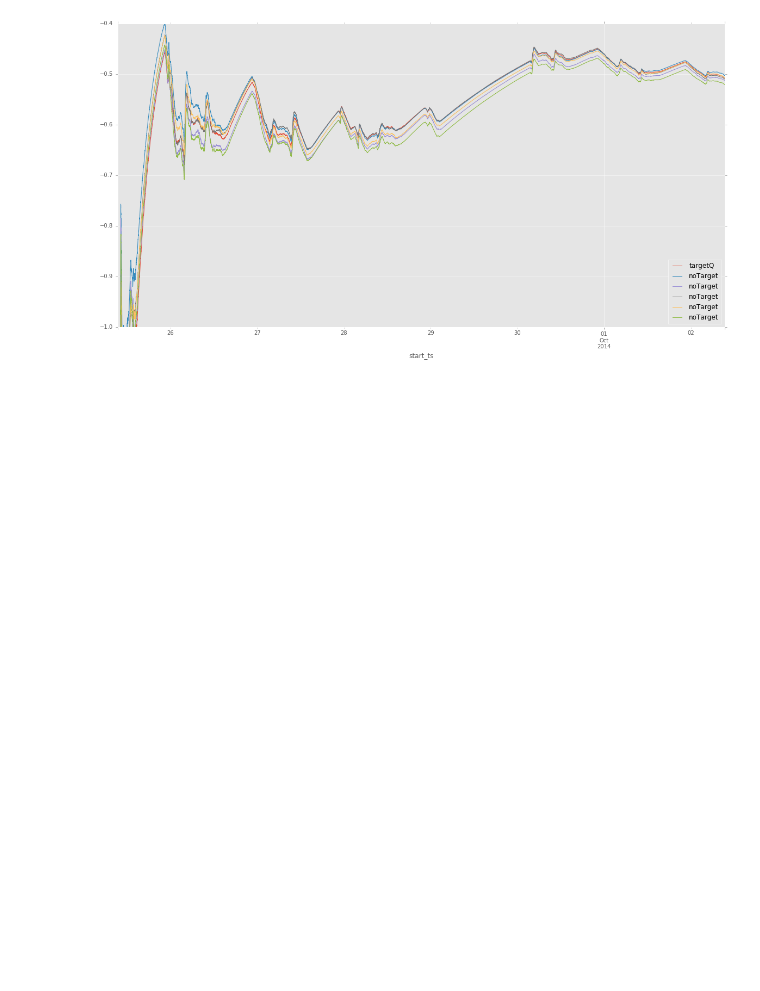
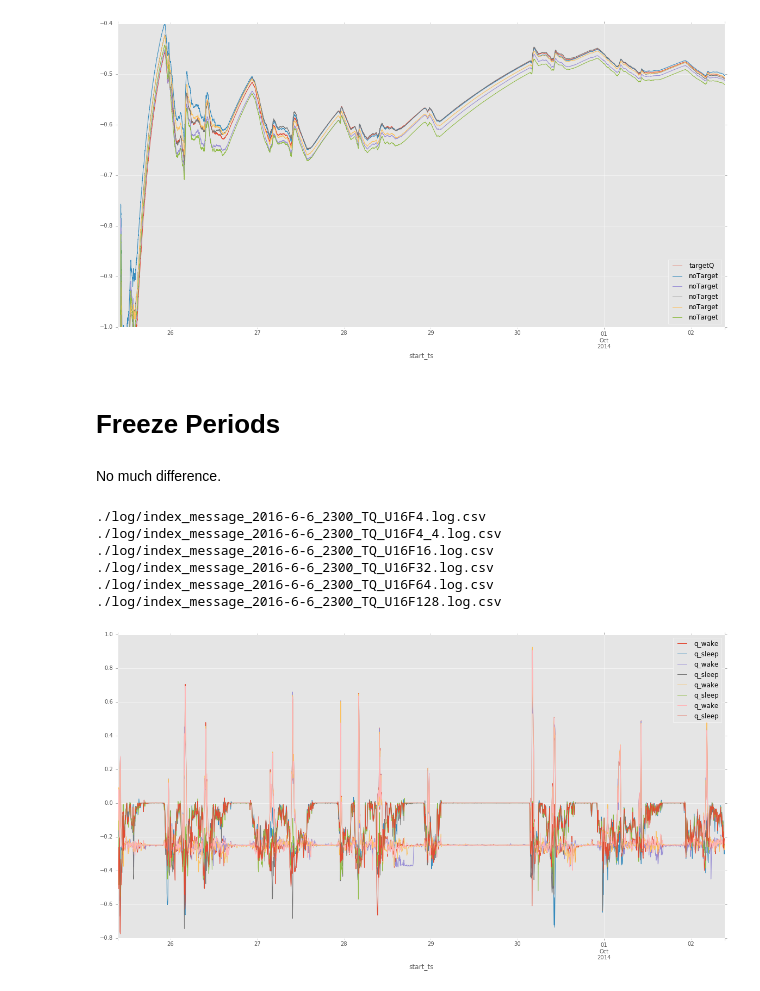
Before and after one commit to zaxliu/dqn4wirelesscontrol, a Jupyter notebook: sleep_control/experiments/viz_targetQ.ipynb, the cells around one changed output. Drawn from its saved outputs; the diff is of its cells as text; code cells hidden in the pictures; blank space fills up the shorter version.

Commit message:
sleep control closing up

```diff
--- a/sleep_control/experiments/viz_targetQ.ipynb
+++ b/sleep_control/experiments/viz_targetQ.ipynb
@@ -72,3 +72,59 @@ for i, df in enumerate(df_list):
            )
 # %% [output]
 [figure]
+# %% [markdown]
+# Freeze Periods
+# %% [markdown]
+No much difference.
+# %%
+file_list = ['./log/index_'+file+'.csv' for file in [
+#     "message_2016-6-6_2300_TQ_U4F1.log",
+#     "message_2016-6-6_2300_TQ_U4F2.log",
+#     "message_2016-6-6_2300_TQ_U4F4.log",
+#     "message_2016-6-6_2300_TQ_U4F8.log",
+#     "message_2016-6-6_2300_TQ_U4F16.log",
+#     "message_2016-6-6_2300_TQ_U16F1.log",
+#     "message_2016-6-6_2300_TQ_U16F2.log",
+    "message_2016-6-6_2300_TQ_U16F4.log",
+    "message_2016-6-6_2300_TQ_U16F4_4.log",
+#     "message_2016-6-6_2300_TQ_U16F8.log",
+    "message_2016-6-6_2300_TQ_U16F16.log",
+    "message_2016-6-6_2300_TQ_U16F32.log",
+    "message_2016-6-6_2300_TQ_U16F64.log",
+    "message_2016-6-6_2300_TQ_U16F128.log",
+]]
+df_list = [pd.read_csv(f, delimiter=';', index_col=0) for f in file_list]
+for i, df in enumerate(df_list):
+    df.loc[:, 'start_ts'] = df['start_ts'].apply(lambda x: pd.to_datetime(x))
+    df.set_index('start_ts', inplace=True)
+    df['total_reward'] = df['tr_reward'] - df['op_cost']
+    print file_list[i]
+# %% [output]
+./log/index_message_2016-6-6_2300_TQ_U16F4.log.csv
+./log/index_message_2016-6-6_2300_TQ_U16F4_4.log.csv
+./log/index_message_2016-6-6_2300_TQ_U16F16.log.csv
+./log/index_message_2016-6-6_2300_TQ_U16F32.log.csv
+./log/index_message_2016-6-6_2300_TQ_U16F64.log.csv
+./log/index_message_2016-6-6_2300_TQ_U16F128.log.csv
+# %%
+ts_name = file_list
+styles = ['-']*8
+start = pd.to_datetime("2014-09-29 12:00:00")
+end = pd.to_datetime("2014-09-30 00:00:00")
+delta = pd.Timedelta('2 seconds')
+# %%
+plt.figure(1)
+ax = plt.subplot(111)
+delta = pd.Timedelta('2 seconds')
+for i, df in enumerate(df_list):
+    ts = df[['q_wake', 'q_sleep']].resample('0.5Min')
+    step = (ts.index-ts.index[0])/delta+1
+    ts.name = ts_name[i]
+#     ts.index = pd.Index(step)
+    ts.plot(figsize=(20, 10), legend=True, ax=ax,
+#             logx=True,
+            style=styles[i],
+#             ylim=(-0.6, -0.4),
+           )
+# %% [output]
+[figure, added]
```
Also changed, not shown: parts of 14 cells of this notebook, 33 other files.
